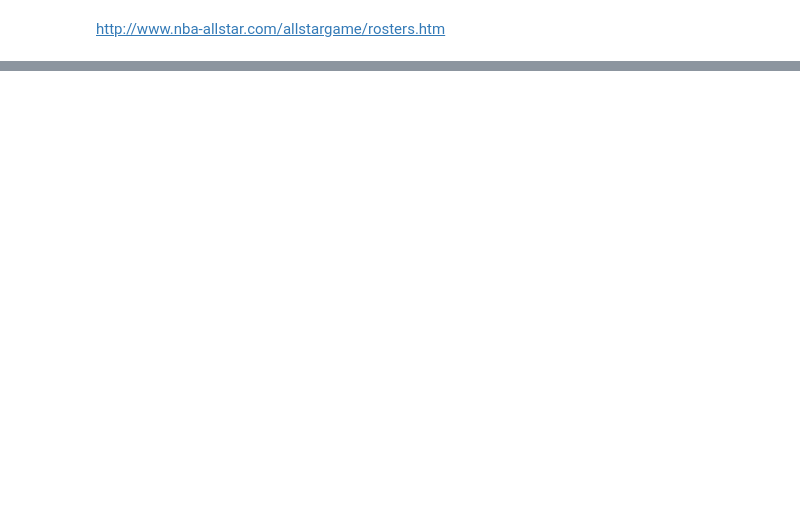
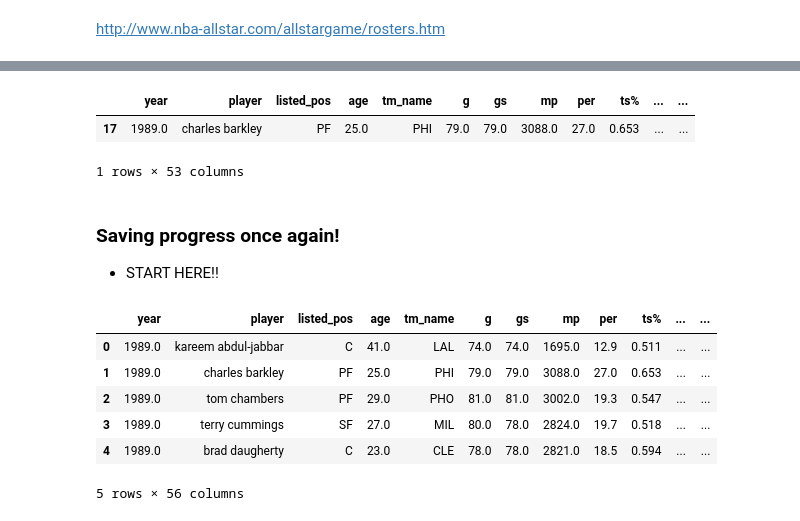
Before and after one commit to jquella/DSI_capstone, a Jupyter notebook: eda_v1.ipynb, the cells around one changed output, grey strips where cells are left out. Cells and saved outputs as stored; diff of their text form; code cells hidden in the pictures; blank space fills up the shorter version.

```diff
--- a/eda_v1.ipynb
+++ b/eda_v1.ipynb
@@ -731,0 +1061,6 @@ http://www.nba-allstar.com/allstargame/rosters.htm
+# %%
+merged[merged['year-player'] == '1989.0charles barkley']
+# %% [output]
+|  | year | player | listed_pos | age | tm_name | g | gs | mp | per | ts% | ... | ... |
+| 17 | 1989.0 | charles barkley | PF | 25.0 | PHI | 79.0 | 79.0 | 3088.0 | 27.0 | 0.653 | ... | ... |
+1 rows × 53 columns
@@ -731,0 +1073,15 @@ http://www.nba-allstar.com/allstargame/rosters.htm
+# %% [markdown]
+### Saving progress once again!
+- START HERE!!
+# %%
+# merged3.to_csv('./data/merged_v3.csv', index=False)
+merged = pd.read_csv('./data/merged_v3.csv')
+merged.head()
+# %% [output]
+|  | year | player | listed_pos | age | tm_name | g | gs | mp | per | ts% | ... | ... |
+| 0 | 1989.0 | kareem abdul-jabbar | C | 41.0 | LAL | 74.0 | 74.0 | 1695.0 | 12.9 | 0.511 | ... | ... |
+| 1 | 1989.0 | charles barkley | PF | 25.0 | PHI | 79.0 | 79.0 | 3088.0 | 27.0 | 0.653 | ... | ... |
+| 2 | 1989.0 | tom chambers | PF | 29.0 | PHO | 81.0 | 81.0 | 3002.0 | 19.3 | 0.547 | ... | ... |
+| 3 | 1989.0 | terry cummings | SF | 27.0 | MIL | 80.0 | 78.0 | 2824.0 | 19.7 | 0.518 | ... | ... |
+| 4 | 1989.0 | brad daugherty | C | 23.0 | CLE | 78.0 | 78.0 | 2821.0 | 18.5 | 0.594 | ... | ... |
+5 rows × 56 columns
```
Also changed, not shown: parts of 33 cells of this notebook, 4 other files.
